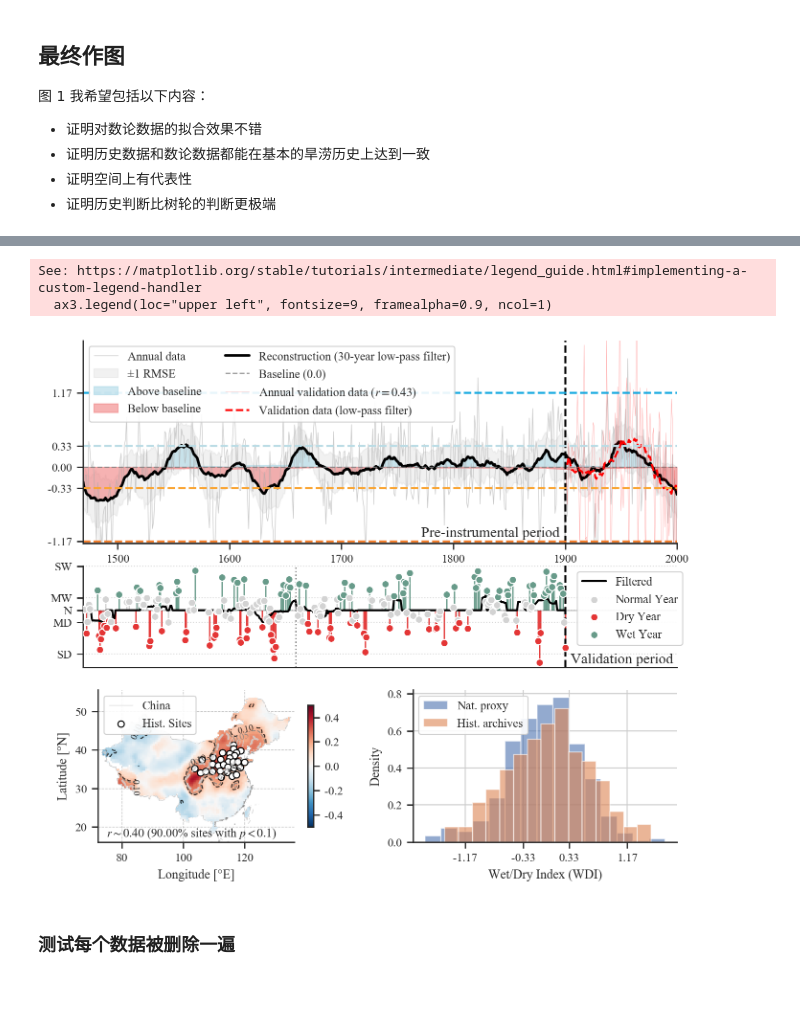
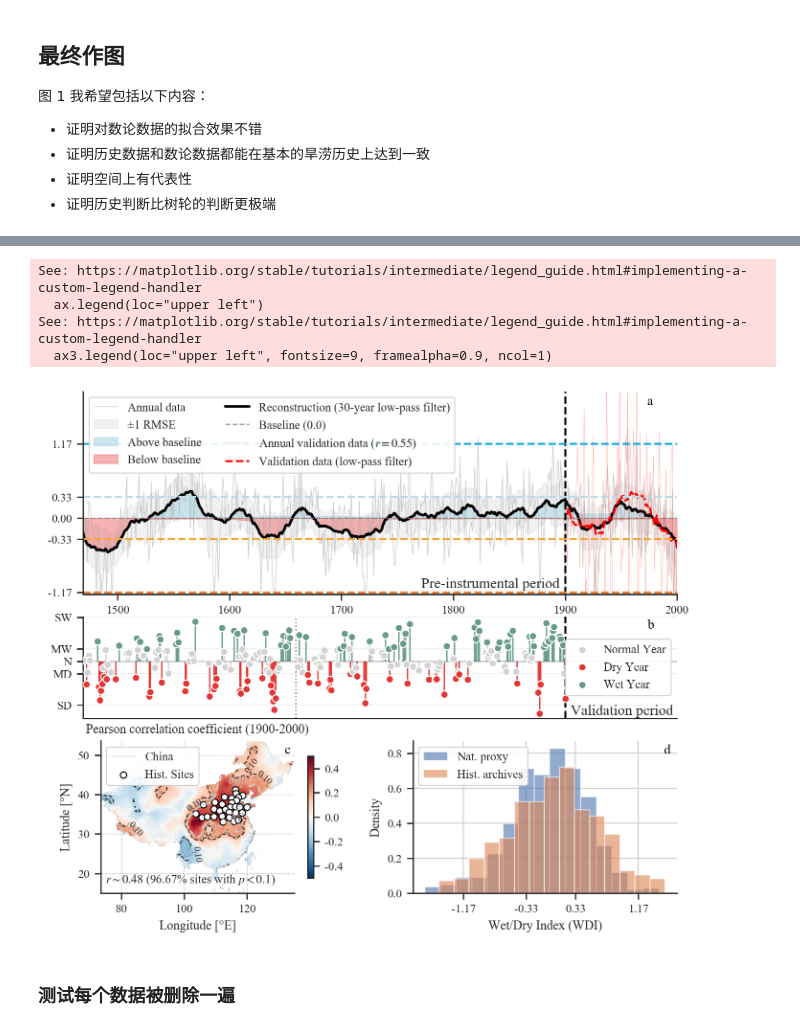
Before and after one commit to SongshGeo/shifting_baseline, a Jupyter notebook: reports/natural.ipynb, the cells around one changed output, grey strips where cells are left out. Drawn from its saved outputs; the diff is of its cells as text; code cells hidden in the pictures; blank space fills up the shorter version.

```diff
--- a/reports/natural.ipynb
+++ b/reports/natural.ipynb
@@ -146,8 +146,8 @@ region_gdf.head()
 
 pred = hist.aggregate(to_int=False)
 std = hist._std.mean(axis=1).ffill()
-ax = plot_std_times(data=pred)
-ax.fill_between(std.index, pred + std, pred - std, color="gray", alpha=0.2)
-ax.set_xlim(START, FINAL)
+ax1 = plot_std_times(data=pred)
+ax1.fill_between(std.index, pred + std, pred - std, color="gray", alpha=0.2)
+ax1.set_xlim(START, FINAL)
 # %% [output]
 INFO | 加载自然数据 [1000-1900]...
@@ -343,12 +435,0 @@ Name: r, dtype: float64
-# %%
-mask = hist_sites_corr["p"] < 0.1
-mask2 = hist_sites_corr["p"] < 0.05
-n_sig = mask.sum()
-log.info(
-    f"{len(hist_sites_corr)} 个站点中，有 {n_sig} 个站点通过了 0.1 显著性水平检验 ({n_sig/len(hist_sites_corr):.2%})"
-)
-
-log.info("0.1 显著性水平检验的站点相关性描述性统计：")
-hist_sites_corr[mask]["r"].describe()
-log.info("0.05 显著性水平检验的站点相关性描述性统计：")
-hist_sites_corr[mask2]["r"].describe()
@@ -536,6 +667,14 @@ INFO | 可以看出，对树轮数据的最佳分布拟合是：norm
 # %%
 from shifting_baseline.utils.plot import plot_std_times
 from shifting_baseline.constants import TICK_LABELS, STAGE2
+
+
+using_val_data = cfg.get("using_val_data", None)
+if using_val_data:
+    log.warning("使用指定的校验数据: %s", using_val_data)
+    best_val_data = using_val_data
+else:
+    log.info("当前没有指定校验数据，使用自动检测的最佳数据 %s", best_val_data)
 
 fig = plt.figure(figsize=(8, 6.8), constrained_layout=False)
 gs = fig.add_gridspec(
@@ -550,6 +689,10 @@ gs = fig.add_gridspec(
 # ================================================
 # 自然数据
 ax1 = fig.add_subplot(gs[0, :])
+best_val_series = validation_data[best_val_data]["regional"].loc[END:FINAL]
+best_val_map = validation_data[best_val_data]["z"]
+best_sites_corr = sites_corr[f"{best_val_data}_r"].max()
+num_sig_sites = sites_corr[f"{best_val_data}_p"] < 0.1
 
 # 绘制时间序列
 ax1 = plot_time_series_with_lowpass(
@@ -559,14 +702,15 @@ ax1 = plot_time_series_with_lowpass(
     rmse_data=tree_ring_std,
     ax=ax1,
 )
-regional_prec_z.plot(
+
+best_val_series.plot(
     ax=ax1,
     color="red",
     lw=0.25,
     alpha=0.4,
-    label=f"Annual validation data ($r={validation_corr:.2f}$)",
+    label=f"Annual validation data ($r={best_corr:.2f}$)",
 )
-prec_z_pass.plot(
+low_pass_filter(best_val_series, **low_pass_cfg).plot(
     ax=ax1,
     color="red",
     lw=1.5,
@@ -600,9 +744,9 @@ history = HistoricalRecords(
 )
 
 data = history.aggregate(to_int=False).loc[STAGE1:END]
-low_pass_filter(data=data).fillna(0).plot(
-    ax=ax2, color="black", lw=1.5, label="Filtered"
-)
+# low_pass_filter(data=data).fillna(0).plot(
+#     ax=ax2, color="black", lw=1.5, label="Filtered"
+# )
 ax2 = plot_std_times(data, ax=ax2, zorder=-1)
 ax2.set_yticks(STD_THRESHOLDS)
 ax2.set_xlim(STAGE1, FINAL)
@@ -610,30 +754,21 @@ ax2.set_yticklabels(TICK_LABELS)
 ax2.axvline(END, color="black", lw=1.5, ls="--")
 ax2.axvline(STAGE2, color="gray", lw=1, ls=":")
 ax2.set_ylabel("")
-ax2.legend(
-    loc="upper right", fontsize=9, framealpha=0.9, ncol=1, bbox_to_anchor=(1.02, 1)
-)
+ax2.legend(loc="center right", fontsize=9, framealpha=0.9, ncol=1)
 ax2.text(END + 5, -1.5, "Validation period", ha="left", va="bottom", fontsize=11)
 
 # ================================================
 # 空间分布
 ax3 = fig.add_subplot(gs[2, 0])
-ax3 = plot_corr_map(
-    corr[0],
-    corr[1],
-    threshold=0.1,
-    mask=False,
-    base_maps=cfg.ds.base_maps,
-    crs=summer_precip_z.rio.crs,
-    ax=ax3,
+ax3 = plot_spatial_corr(
+    calc_spatial_corr(combined["mean"].to_xarray(), best_val_map), ax=ax3
 )
-region_gdf.plot(ax=ax3, color="white", edgecolor="black", label="Hist. Sites")
 ax3.set_xlabel("Longitude [°E]")
 ax3.set_ylabel("Latitude [°N]")
 ax3.text(
     75,
     20,
-    f'$r\sim{hist_sites_corr[mask]["r"].max():.2f}$ ({mask.sum()/len(hist_sites_corr):.2%} sites with $p<0.1$)',
+    f"$r\sim{best_sites_corr:.2f}$ ({num_sig_sites.sum()/len(sites_corr):.2%} sites with $p<0.1$)",
     ha="left",
     va="top",
     fontsize=9,
@@ -658,5 +793,19 @@ for ax in fig.axes:
     ax.spines["left"].set_visible(True)
     ax.spines["bottom"].set_visible(True)
 ax2.get_xaxis().set_visible(False)
+
+# 子图添加标签（a, b, c, d）
+for i, ax in enumerate([ax1, ax2, ax3, ax4]):
+    ax.text(
+        0.95,
+        0.98,
+        f"{chr(97 + i)}",
+        weight="bold",
+        ha="left",
+        va="top",
+        fontsize=10,
+        transform=ax.transAxes,
+        color="black",
+    )
 plt.show();
 # %% [output]
@@ -663,8 +813,10 @@ plt.show();
 INFO | 处理为对称等级 ...
 INFO | 处理为标准化等级 ...
 INFO | 通过随机采样处理为标准化等级，生成 100 个样本 ...
+See: https://matplotlib.org/stable/tutorials/intermediate/legend_guide.html#implementing-a-custom-legend-handler
+  ax.legend(loc="upper left")
 See: https://matplotlib.org/stable/tutorials/intermediate/legend_guide.html#implementing-a-custom-legend-handler
   ax3.legend(loc="upper left", fontsize=9, framealpha=0.9, ncol=1)
-[figure, old version]
+[figure, new version]
 # %% [markdown]
 ### 测试每个数据被删除一遍
```
Also changed, not shown: parts of 30 cells of this notebook, 13 other files.
